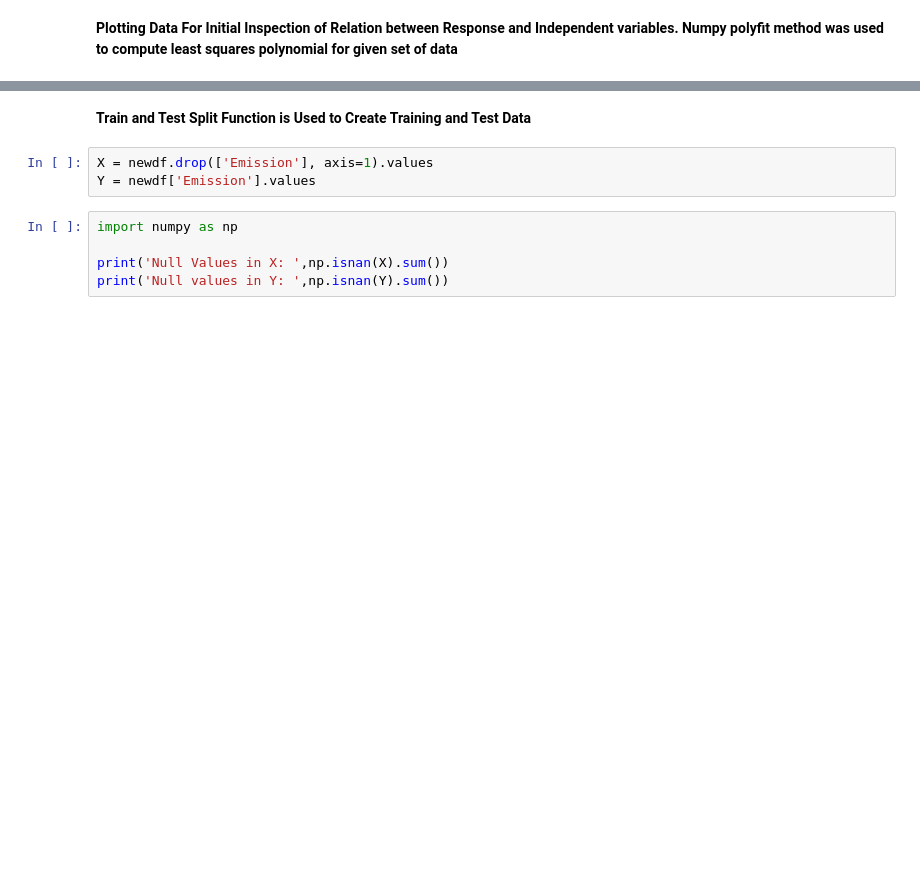
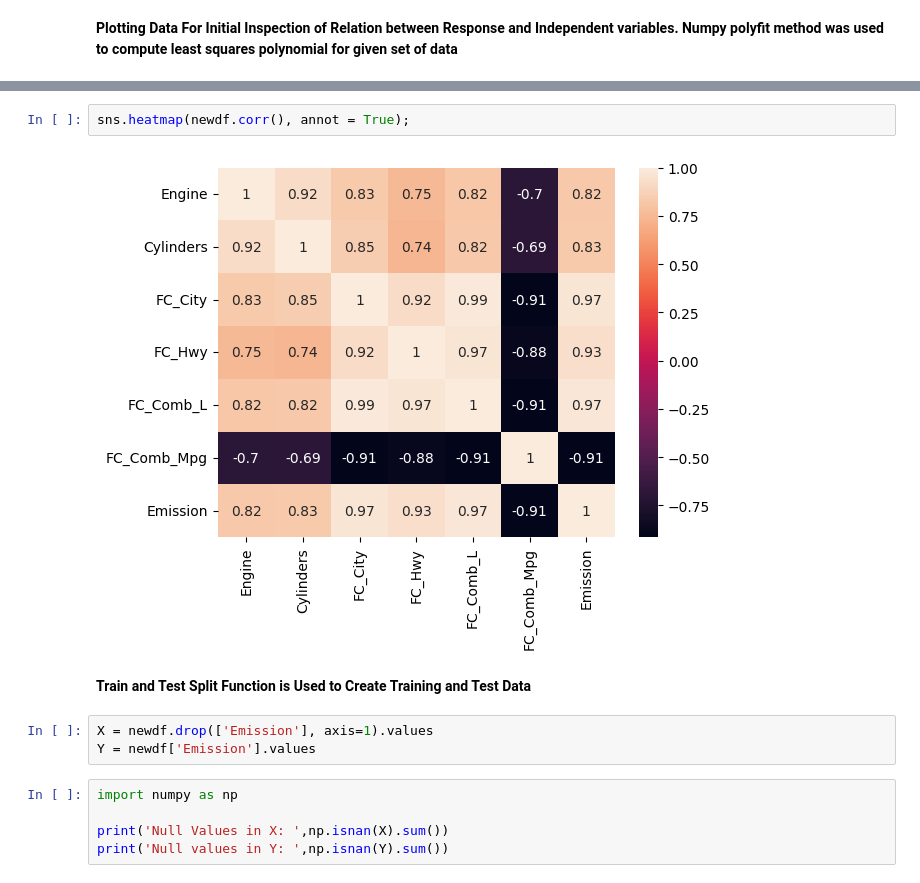
Before and after one commit to SMKProj/CarbonEmissionDataAnalysis, a Jupyter notebook: CarbonEmission.ipynb, the cells around one changed output, grey strips where cells are left out. Drawn from its saved outputs; the diff is of its cells as text; blank space fills up the shorter version.

```diff
--- a/CarbonEmission.ipynb
+++ b/CarbonEmission.ipynb
@@ -101,3 +115,7 @@ newdf.head()
+# %%
+sns.heatmap(newdf.corr(), annot = True);
+# %% [output]
+[figure, added]
 # %% [markdown]
 **Train and Test Split Function is Used to Create Training and Test Data**
 # %%
```
Also changed, not shown: parts of 16 cells of this notebook.
